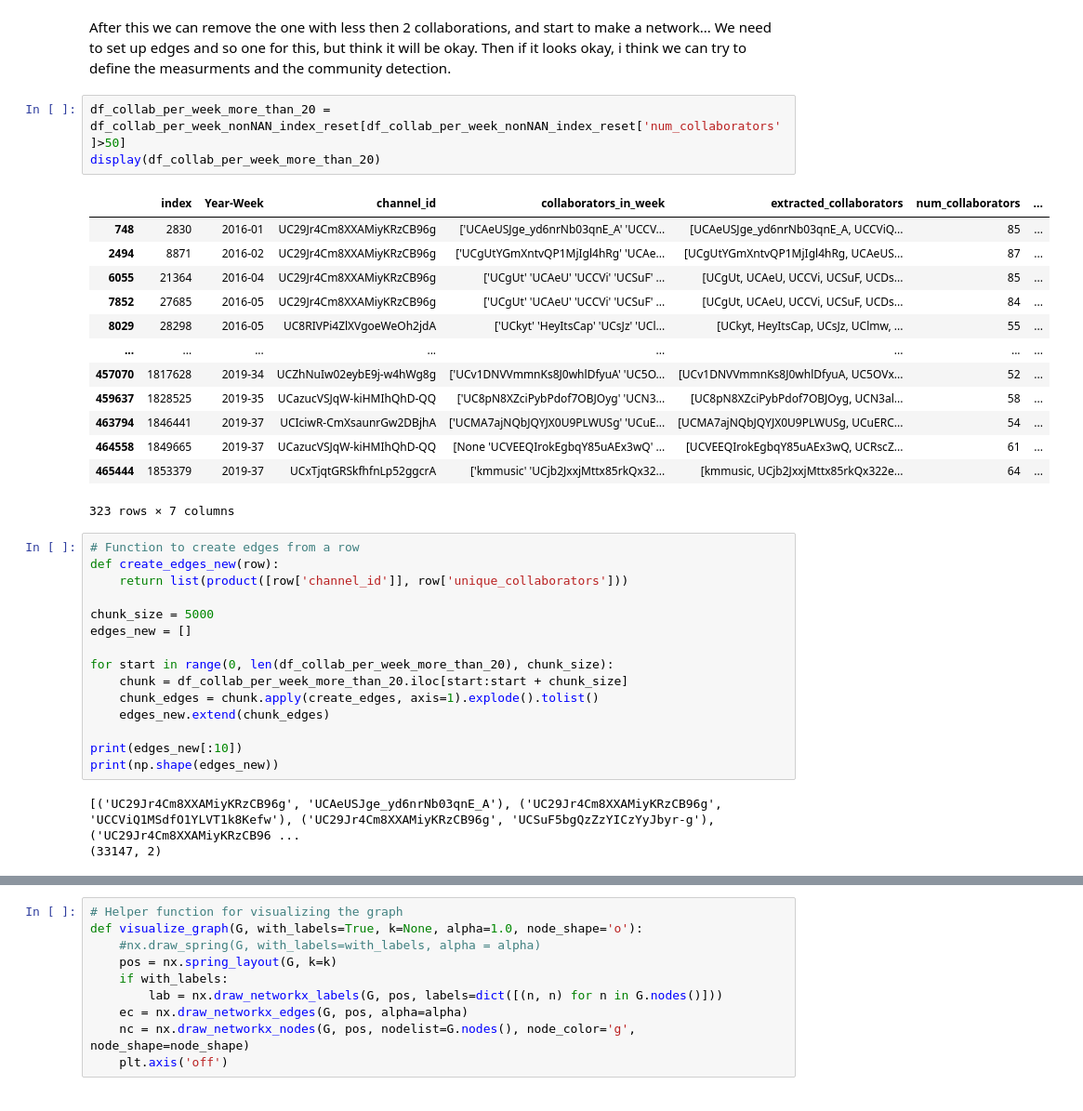
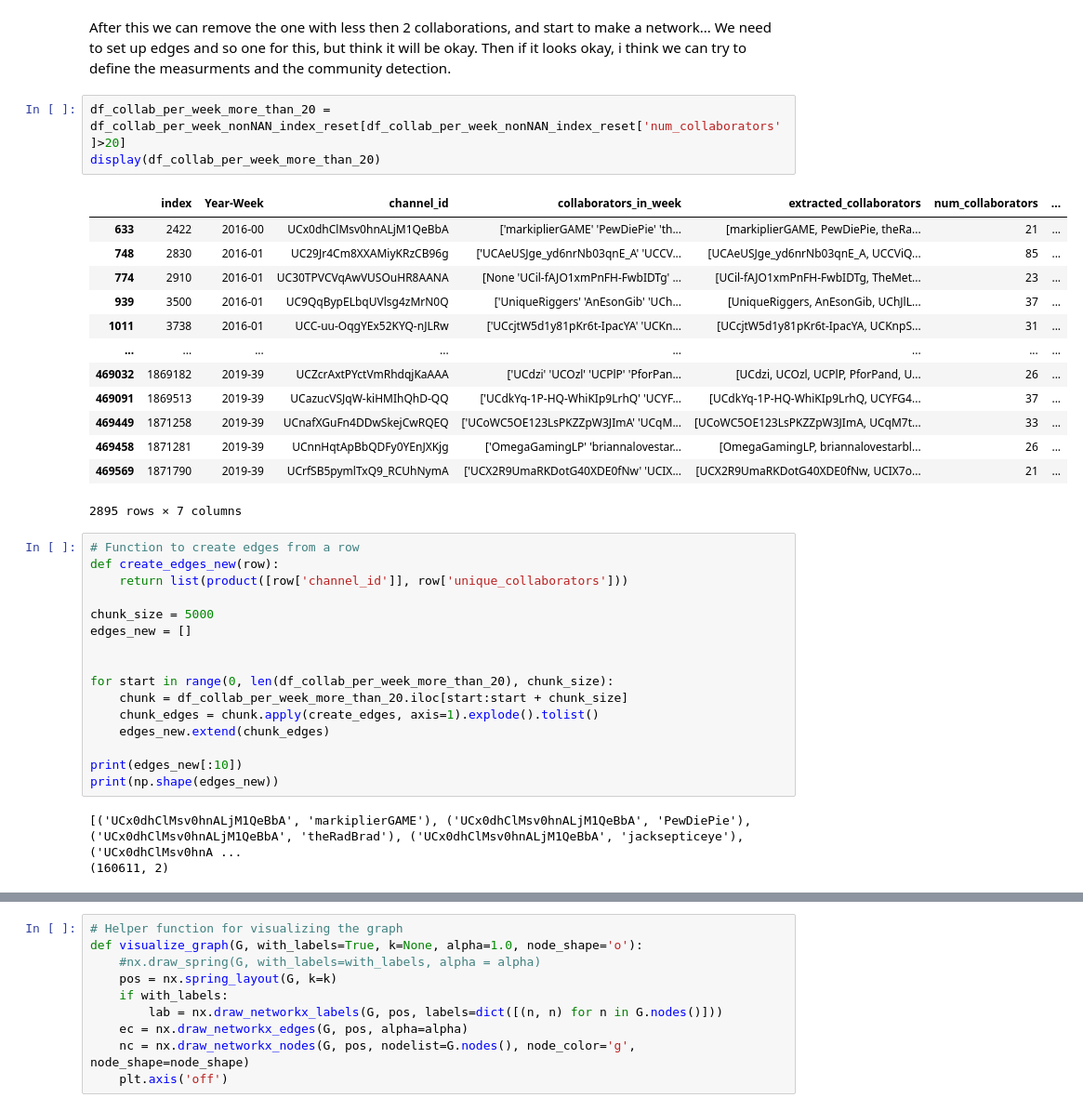
Before and after one commit to epfl-ada/ada-2023-project-adacadabra, a Jupyter notebook: Project_partMats.ipynb, the cells around one changed output, grey strips where cells are left out. Shown at 93% size. Saved outputs shown, nothing was run; the diff lists cells and outputs as text.

```diff
--- a/Project_partMats.ipynb
+++ b/Project_partMats.ipynb
@@ -550,22 +572,22 @@ After this we can remove the one with less then 2 collaborations, and start to m
 We need to set up edges and so one for this, but think it will be okay.
 Then if it looks okay, i think we can try to define the measurments and the community detection.
 # %%
-df_collab_per_week_more_than_20 = df_collab_per_week_nonNAN_index_reset[df_collab_per_week_nonNAN_index_reset['num_collaborators']>50]
+df_collab_per_week_more_than_20 = df_collab_per_week_nonNAN_index_reset[df_collab_per_week_nonNAN_index_reset['num_collaborators']>20]
 display(df_collab_per_week_more_than_20)
 # %% [output]
 |  | index | Year-Week | channel_id | collaborators_in_week | extracted_collaborators | num_collaborators | ... |
+| 633 | 2422 | 2016-00 | UCx0dhClMsv0hnALjM1QeBbA | ['markiplierGAME' 'PewDiePie' 'th... | [markiplierGAME, PewDiePie, theRa... | 21 | ... |
 | 748 | 2830 | 2016-01 | UC29Jr4Cm8XXAMiyKRzCB96g | ['UCAeUSJge_yd6nrNb03qnE_A' 'UCCV... | [UCAeUSJge_yd6nrNb03qnE_A, UCCViQ... | 85 | ... |
-| 2494 | 8871 | 2016-02 | UC29Jr4Cm8XXAMiyKRzCB96g | ['UCgUtYGmXntvQP1MjIgl4hRg' 'UCAe... | [UCgUtYGmXntvQP1MjIgl4hRg, UCAeUS... | 87 | ... |
-| 6055 | 21364 | 2016-04 | UC29Jr4Cm8XXAMiyKRzCB96g | ['UCgUt' 'UCAeU' 'UCCVi' 'UCSuF' ... | [UCgUt, UCAeU, UCCVi, UCSuF, UCDs... | 85 | ... |
-| 7852 | 27685 | 2016-05 | UC29Jr4Cm8XXAMiyKRzCB96g | ['UCgUt' 'UCAeU' 'UCCVi' 'UCSuF' ... | [UCgUt, UCAeU, UCCVi, UCSuF, UCDs... | 84 | ... |
-| 8029 | 28298 | 2016-05 | UC8RIVPi4ZlXVgoeWeOh2jdA | ['UCkyt' 'HeyItsCap' 'UCsJz' 'UCl... | [UCkyt, HeyItsCap, UCsJz, UClmw, ... | 55 | ... |
+| 774 | 2910 | 2016-01 | UC30TPVCVqAwVUSOuHR8AANA | [None 'UCil-fAJO1xmPnFH-FwbIDTg' ... | [UCil-fAJO1xmPnFH-FwbIDTg, TheMet... | 23 | ... |
+| 939 | 3500 | 2016-01 | UC9QqBypELbqUVlsg4zMrN0Q | ['UniqueRiggers' 'AnEsonGib' 'UCh... | [UniqueRiggers, AnEsonGib, UChJlL... | 37 | ... |
+| 1011 | 3738 | 2016-01 | UCC-uu-OqgYEx52KYQ-nJLRw | ['UCcjtW5d1y81pKr6t-IpacYA' 'UCKn... | [UCcjtW5d1y81pKr6t-IpacYA, UCKnpS... | 31 | ... |
 | ... | ... | ... | ... | ... | ... | ... | ... |
-| 457070 | 1817628 | 2019-34 | UCZhNuIw02eybE9j-w4hWg8g | ['UCv1DNVVmmnKs8J0whlDfyuA' 'UC5O... | [UCv1DNVVmmnKs8J0whlDfyuA, UC5OVx... | 52 | ... |
-| 459637 | 1828525 | 2019-35 | UCazucVSJqW-kiHMIhQhD-QQ | ['UC8pN8XZciPybPdof7OBJOyg' 'UCN3... | [UC8pN8XZciPybPdof7OBJOyg, UCN3al... | 58 | ... |
-| 463794 | 1846441 | 2019-37 | UCIciwR-CmXsaunrGw2DBjhA | ['UCMA7ajNQbJQYJX0U9PLWUSg' 'UCuE... | [UCMA7ajNQbJQYJX0U9PLWUSg, UCuERC... | 54 | ... |
-| 464558 | 1849665 | 2019-37 | UCazucVSJqW-kiHMIhQhD-QQ | [None 'UCVEEQIrokEgbqY85uAEx3wQ' ... | [UCVEEQIrokEgbqY85uAEx3wQ, UCRscZ... | 61 | ... |
-| 465444 | 1853379 | 2019-37 | UCxTjqtGRSkfhfnLp52ggcrA | ['kmmusic' 'UCjb2JxxjMttx85rkQx32... | [kmmusic, UCjb2JxxjMttx85rkQx322e... | 64 | ... |
+| 469032 | 1869182 | 2019-39 | UCZcrAxtPYctVmRhdqjKaAAA | ['UCdzi' 'UCOzl' 'UCPlP' 'PforPan... | [UCdzi, UCOzl, UCPlP, PforPand, U... | 26 | ... |
+| 469091 | 1869513 | 2019-39 | UCazucVSJqW-kiHMIhQhD-QQ | ['UCdkYq-1P-HQ-WhiKIp9LrhQ' 'UCYF... | [UCdkYq-1P-HQ-WhiKIp9LrhQ, UCYFG4... | 37 | ... |
+| 469449 | 1871258 | 2019-39 | UCnafXGuFn4DDwSkejCwRQEQ | ['UCoWC5OE123LsPKZZpW3JImA' 'UCqM... | [UCoWC5OE123LsPKZZpW3JImA, UCqM7t... | 33 | ... |
+| 469458 | 1871281 | 2019-39 | UCnnHqtApBbQDFy0YEnJXKjg | ['OmegaGamingLP' 'briannalovestar... | [OmegaGamingLP, briannalovestarbl... | 26 | ... |
+| 469569 | 1871790 | 2019-39 | UCrfSB5pymlTxQ9_RCUhNymA | ['UCX2R9UmaRKDotG40XDE0fNw' 'UCIX... | [UCX2R9UmaRKDotG40XDE0fNw, UCIX7o... | 21 | ... |
-323 rows × 7 columns
+2895 rows × 7 columns
 # %%
 # Function to create edges from a row
 def create_edges_new(row):
@@ -574,6 +596,7 @@ def create_edges_new(row):
 chunk_size = 5000
 edges_new = []
 
+
 for start in range(0, len(df_collab_per_week_more_than_20), chunk_size):
     chunk = df_collab_per_week_more_than_20.iloc[start:start + chunk_size]
     chunk_edges = chunk.apply(create_edges, axis=1).explode().tolist()
@@ -582,5 +605,5 @@ for start in range(0, len(df_collab_per_week_more_than_20), chunk_size):
 print(edges_new[:10])
 print(np.shape(edges_new))
 # %% [output]
-[('UC29Jr4Cm8XXAMiyKRzCB96g', 'UCAeUSJge_yd6nrNb03qnE_A'), ('UC29Jr4Cm8XXAMiyKRzCB96g', 'UCCViQ1MSdfO1YLVT1k8Kefw'), ('UC29Jr4Cm8XXAMiyKRzCB96g', 'UCSuF5bgQzZzYICzYyJbyr-g'), ('UC29Jr4Cm8XXAMiyKRzCB96 ...
-(33147, 2)
+[('UCx0dhClMsv0hnALjM1QeBbA', 'markiplierGAME'), ('UCx0dhClMsv0hnALjM1QeBbA', 'PewDiePie'), ('UCx0dhClMsv0hnALjM1QeBbA', 'theRadBrad'), ('UCx0dhClMsv0hnALjM1QeBbA', 'jacksepticeye'), ('UCx0dhClMsv0hnA ...
+(160611, 2)
```
Also changed, not shown: parts of 36 cells of this notebook, 13 other files.
